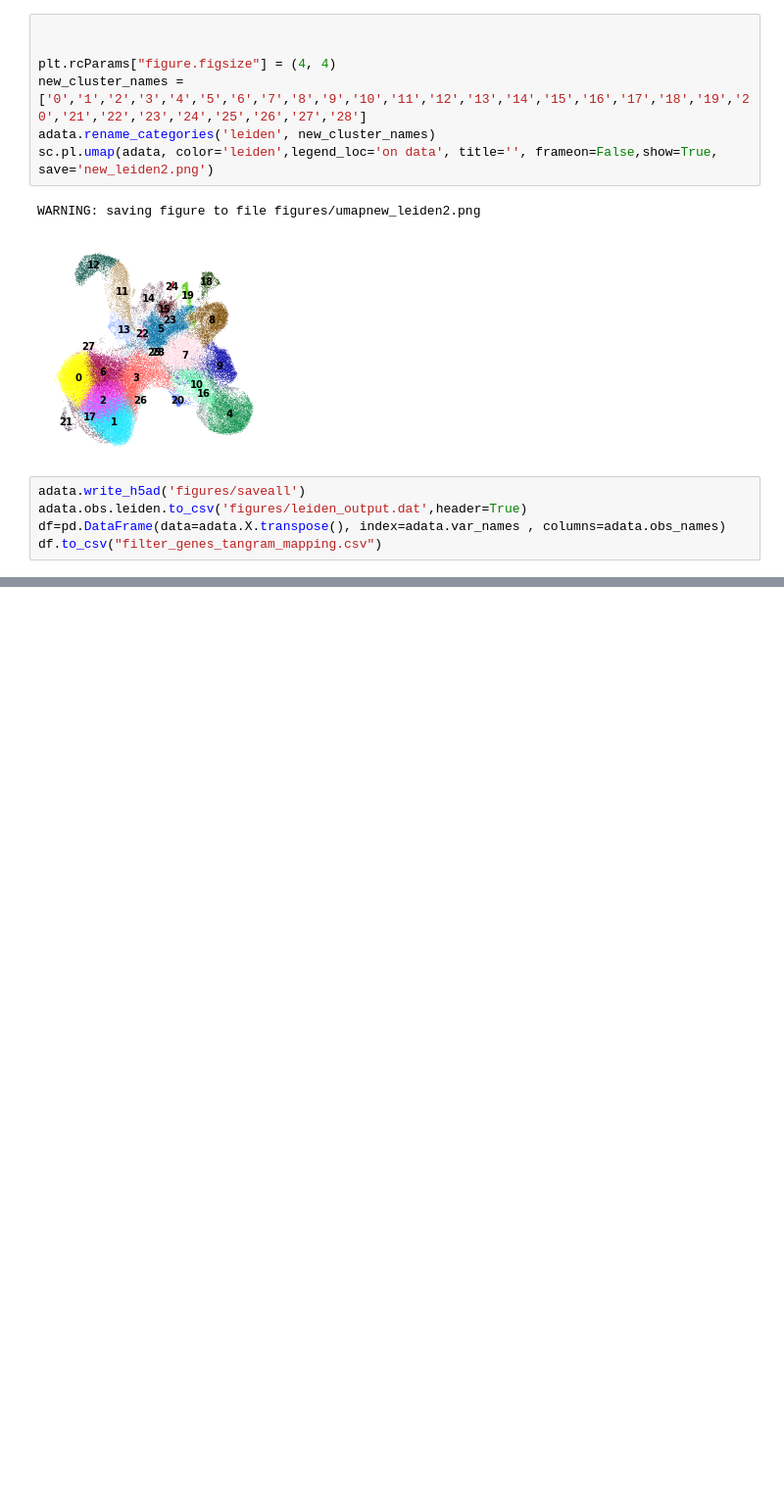
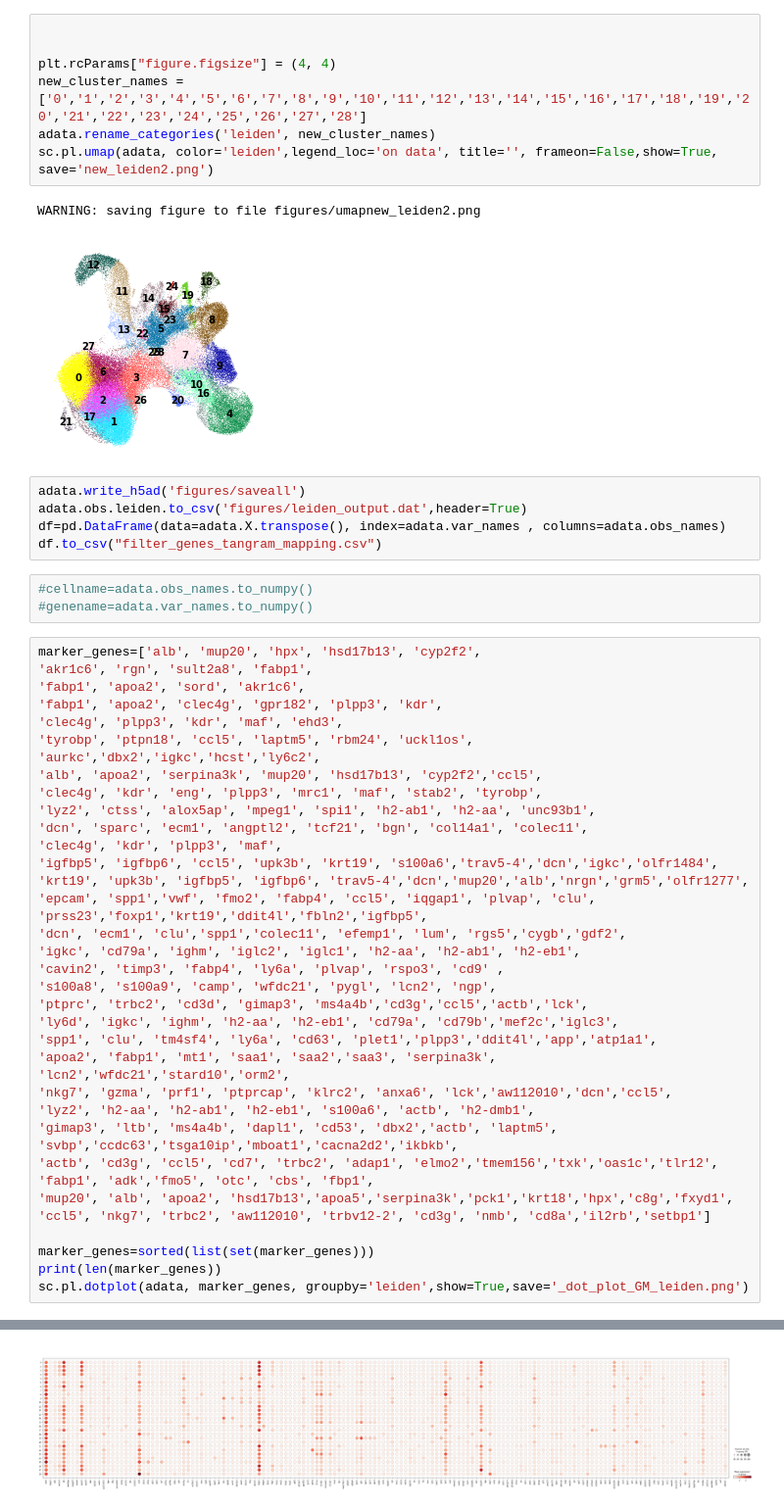
Before and after one commit to ankitbioinfo/SpatialTranscriptomics, a Jupyter notebook: Liver/Clustering_on_mapping_data.ipynb, the cells around one changed output, grey strips where cells are left out. Shown at 98% size. Cells and saved outputs as stored; diff of their text form; blank space fills up the shorter version.

```diff
--- a/Liver/Clustering_on_mapping_data.ipynb
+++ b/Liver/Clustering_on_mapping_data.ipynb
@@ -153,3 +153,41 @@ adata.write_h5ad('figures/saveall')
 adata.obs.leiden.to_csv('figures/leiden_output.dat',header=True)
 df=pd.DataFrame(data=adata.X.transpose(), index=adata.var_names , columns=adata.obs_names)
 df.to_csv("filter_genes_tangram_mapping.csv")
+# %%
+#cellname=adata.obs_names.to_numpy()
+#genename=adata.var_names.to_numpy()
+# %%
+marker_genes=['alb', 'mup20', 'hpx', 'hsd17b13', 'cyp2f2',
+'akr1c6', 'rgn', 'sult2a8', 'fabp1',
+'fabp1', 'apoa2', 'sord', 'akr1c6',
+'fabp1', 'apoa2', 'clec4g', 'gpr182', 'plpp3', 'kdr',
+'clec4g', 'plpp3', 'kdr', 'maf', 'ehd3',
+'tyrobp', 'ptpn18', 'ccl5', 'laptm5', 'rbm24', 'uckl1os', 'aurkc','dbx2','igkc','hcst','ly6c2',
+'alb', 'apoa2', 'serpina3k', 'mup20', 'hsd17b13', 'cyp2f2','ccl5',
+'clec4g', 'kdr', 'eng', 'plpp3', 'mrc1', 'maf', 'stab2', 'tyrobp',
+'lyz2', 'ctss', 'alox5ap', 'mpeg1', 'spi1', 'h2-ab1', 'h2-aa', 'unc93b1',
+'dcn', 'sparc', 'ecm1', 'angptl2', 'tcf21', 'bgn', 'col14a1', 'colec11',
+'clec4g', 'kdr', 'plpp3', 'maf',
+'igfbp5', 'igfbp6', 'ccl5', 'upk3b', 'krt19', 's100a6','trav5-4','dcn','igkc','olfr1484',
+'krt19', 'upk3b', 'igfbp5', 'igfbp6', 'trav5-4','dcn','mup20','alb','nrgn','grm5','olfr1277',
+'epcam', 'spp1','vwf', 'fmo2', 'fabp4', 'ccl5', 'iqgap1', 'plvap', 'clu', 'prss23','foxp1','krt19','ddit4l','fbln2','igfbp5',
+'dcn', 'ecm1', 'clu','spp1','colec11', 'efemp1', 'lum', 'rgs5','cygb','gdf2',
+'igkc', 'cd79a', 'ighm', 'iglc2', 'iglc1', 'h2-aa', 'h2-ab1', 'h2-eb1',
+'cavin2', 'timp3', 'fabp4', 'ly6a', 'plvap', 'rspo3', 'cd9' ,
+'s100a8', 's100a9', 'camp', 'wfdc21', 'pygl', 'lcn2', 'ngp',
+'ptprc', 'trbc2', 'cd3d', 'gimap3', 'ms4a4b','cd3g','ccl5','actb','lck',
+'ly6d', 'igkc', 'ighm', 'h2-aa', 'h2-eb1', 'cd79a', 'cd79b','mef2c','iglc3',
+'spp1', 'clu', 'tm4sf4', 'ly6a', 'cd63', 'plet1','plpp3','ddit4l','app','atp1a1',
+'apoa2', 'fabp1', 'mt1', 'saa1', 'saa2','saa3', 'serpina3k', 'lcn2','wfdc21','stard10','orm2',
+'nkg7', 'gzma', 'prf1', 'ptprcap', 'klrc2', 'anxa6', 'lck','aw112010','dcn','ccl5',
+'lyz2', 'h2-aa', 'h2-ab1', 'h2-eb1', 's100a6', 'actb', 'h2-dmb1',
+'gimap3', 'ltb', 'ms4a4b', 'dapl1', 'cd53', 'dbx2','actb', 'laptm5', 'svbp','ccdc63','tsga10ip','mboat1','cacna2d2','ikbkb',
+'actb', 'cd3g', 'ccl5', 'cd7', 'trbc2', 'adap1', 'elmo2','tmem156','txk','oas1c','tlr12',
+'fabp1', 'adk','fmo5', 'otc', 'cbs', 'fbp1',
+'mup20', 'alb', 'apoa2', 'hsd17b13','apoa5','serpina3k','pck1','krt18','hpx','c8g','fxyd1',
+'ccl5', 'nkg7', 'trbc2', 'aw112010', 'trbv12-2', 'cd3g', 'nmb', 'cd8a','il2rb','setbp1']
+
+marker_genes=sorted(list(set(marker_genes)))
+print(len(marker_genes))
+sc.pl.dotplot(adata, marker_genes, groupby='leiden',show=True,save='_dot_plot_GM_leiden.png')
+# %% [output]
@@ -155,0 +196 @@ df.to_csv("filter_genes_tangram_mapping.csv")
+[figure, added]
```
Also changed, not shown: parts of 1 cell of this notebook.
